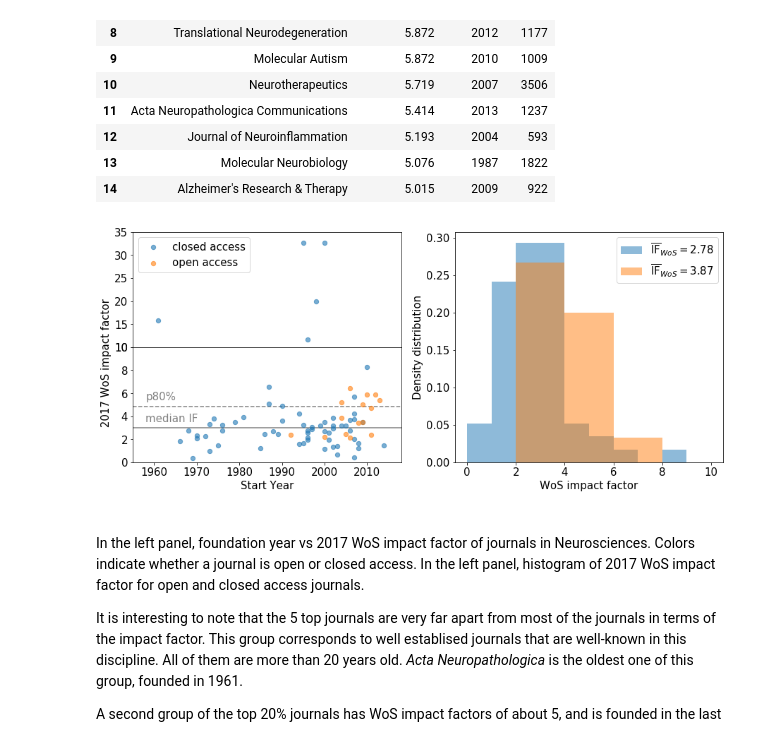
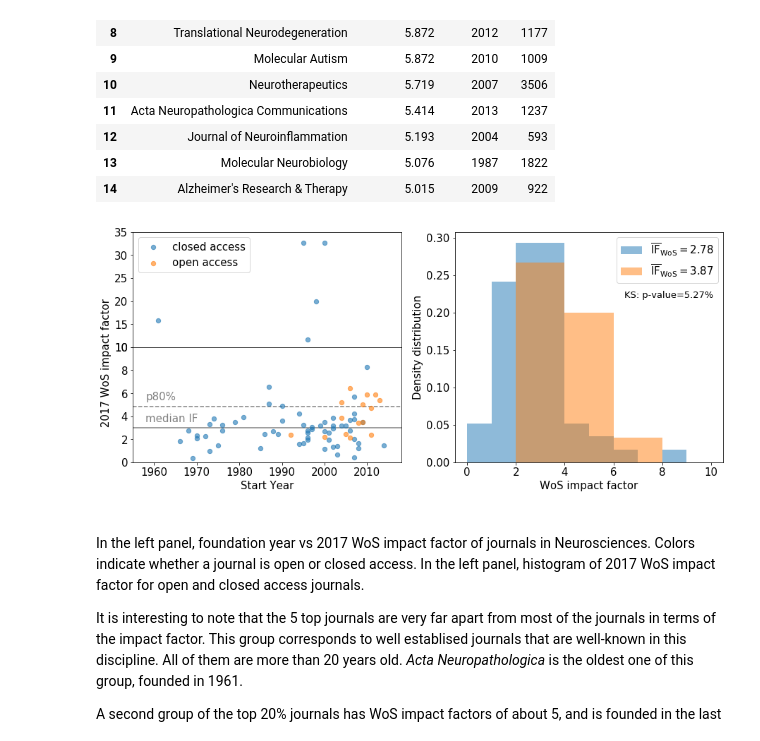
Before and after one commit to sbustamante/scigraph_project, a Jupyter notebook: Exploration.ipynb, the cells around one changed output. Drawn from its saved outputs; the diff is of its cells as text; code cells hidden in the pictures.

```diff
--- a/Exploration.ipynb
+++ b/Exploration.ipynb
@@ -432,36 +435,39 @@ plt.scatter( year_journal[open_journal==False], IF_2017_journals_disc[open_journ
              color='#1f77b4', s=40, alpha=0.6 )
 plt.scatter( year_journal[open_journal], IF_2017_journals_disc[open_journal],
              color='#ff7f0e', s=40, alpha=0.6 )
 plt.hlines( disciplines[disciplines.categoryname==main_discipline].median_2017, 1955, 2020,
             ls='-', color='gray', zorder=-1 )
 plt.text( 1958, 3.5, 'median IF', fontsize=15, color='gray')
 plt.hlines( disciplines[disciplines.categoryname==main_discipline].p80_2017, 1955, 2020,
             ls='--', color='gray', zorder=-1 )
 plt.text( 1958, 5.4, 'p80%', fontsize=15, color='gray')
 plt.xlim(1955, 2018)
 plt.ylim(0,10)
 plt.xticks(fontsize=15)
 plt.yticks(fontsize=15)
 plt.xlabel( 'Start Year', fontsize = 15 )
 plt.ylabel( "                         2017 WoS impact factor", fontsize=15 )
 
 plt.subplot(gs[0:, 2:])
 plt.hist( IF_2017_journals_disc[open_journal==False],range=(0,10),
-          label = '$\overline{\mathrm{IF}}_{WoS} = %1.2f$'%(np.median(IF_2017_journals_disc[open_journal==False])),
+          label = '$\overline{\mathrm{IF}}_{\mathrm{WoS}} = %1.2f$'%(np.median(IF_2017_journals_disc[open_journal==False])),
           bins=10, density=True, alpha=0.5 )
 plt.hist( IF_2017_journals_disc[open_journal], range=(0,10),
-          label = '$\overline{\mathrm{IF}}_{WoS} = %1.2f$'%(np.median(IF_2017_journals_disc[open_journal])),
+          label = '$\overline{\mathrm{IF}}_{\mathrm{WoS}} = %1.2f$'%(np.median(IF_2017_journals_disc[open_journal])),
           bins=5, density=True, alpha=0.5 )
+s, pv = stats.ks_2samp( IF_2017_journals_disc[open_journal==False], IF_2017_journals_disc[open_journal] )
+plt.text( 6.45, 0.22, 'KS: p-value=%1.2f%%'%(100*pv), fontsize=13 )
 
 plt.xticks(fontsize=15)
 plt.yticks(fontsize=15)
 plt.xlabel( "WoS impact factor", fontsize=15 )
 plt.ylabel( "Density distribution", fontsize=15 )
 
 plt.legend(loc='upper right', fontsize = 15)
+plt.savefig('./figures/Neurosciences_2017IF.pdf')
 plt.show()
 # %% [output]
-[figure, old version]
+[figure, new version]
 # %% [markdown]
 In the left panel, foundation year vs 2017 WoS impact factor of journals in Neurosciences. Colors indicate whether a journal is open or closed access. In the left panel, histogram of 2017 WoS impact factor for open and closed access journals.
 
```
Also changed, not shown: parts of 55 cells of this notebook, 10 other files.
